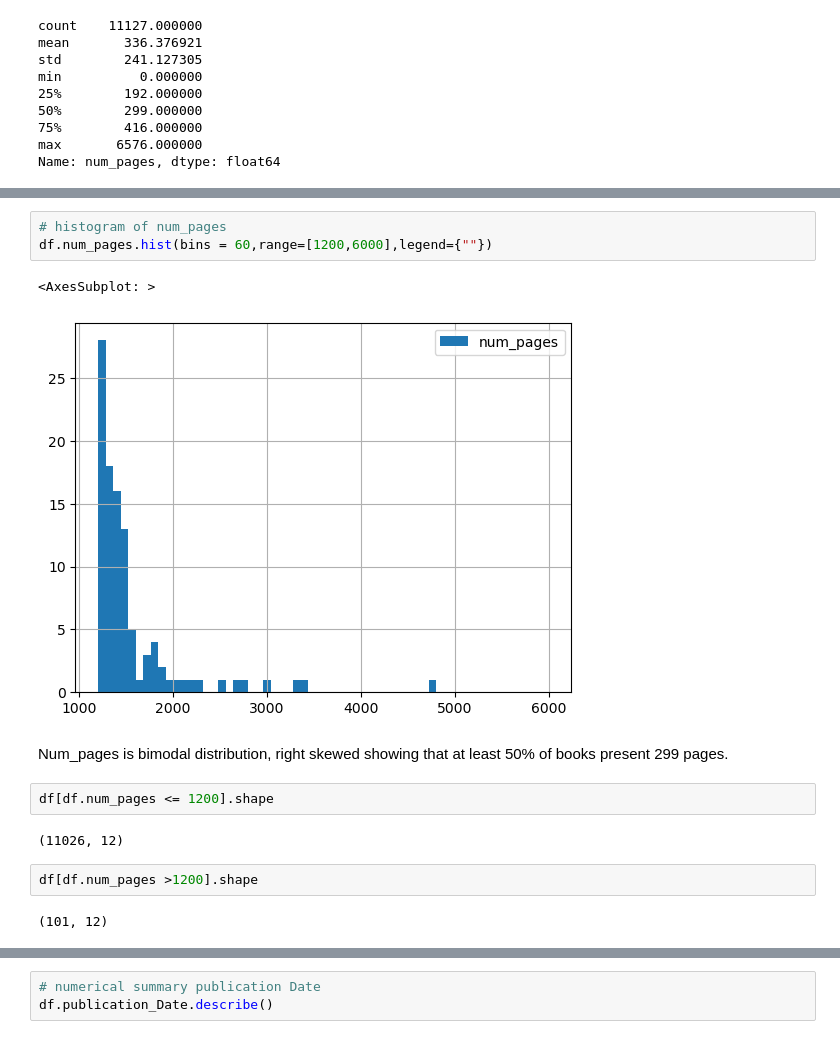
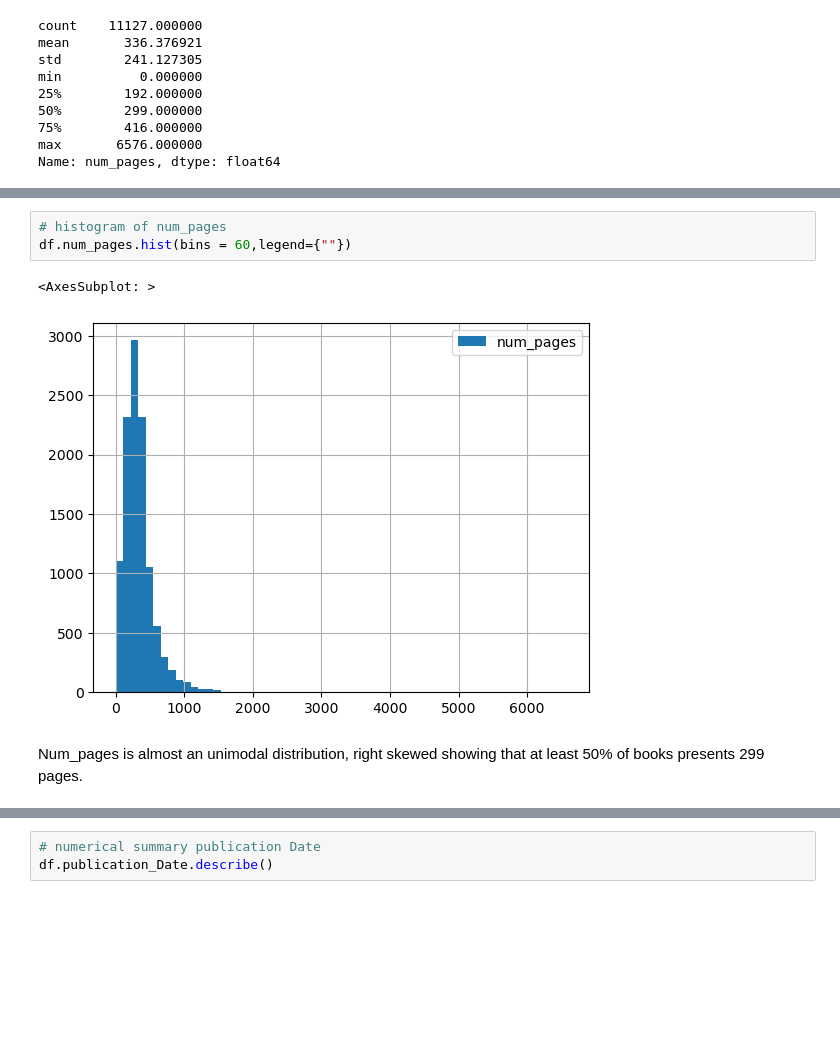
Before and after one commit to phenixMaster/books_rating_project_python_main, a Jupyter notebook: Python_labs_project.ipynb, the cells around one changed output, grey strips where cells are left out. Drawn from its saved outputs; the diff is of its cells as text; blank space fills up the shorter version.

```diff
--- a/Python_labs_project.ipynb
+++ b/Python_labs_project.ipynb
@@ -255,16 +258,8 @@ df.num_pages.hist(bins = 60,range=[0,1200],legend={""})
-# %%
-# histogram of num_pages
-df.num_pages.hist(bins = 60,range=[1200,6000],legend={""})
-# %% [output]
-<AxesSubplot: >
-[figure, removed]
+# %%
+# histogram of num_pages
+df.num_pages.hist(bins = 60,legend={""})
+# %% [output]
+<AxesSubplot: >
+[figure, added]
 # %% [markdown]
-Num_pages is bimodal distribution, right skewed showing that  at least 50% of books present 299 pages.
+Num_pages is almost an unimodal distribution, right skewed showing that  at least 50% of books presents 299 pages.
-# %%
-df[df.num_pages <= 1200].shape
-# %% [output]
-(11026, 12)
-# %%
-df[df.num_pages >1200].shape
-# %% [output]
-(101, 12)
```
Also changed, not shown: parts of 96 cells of this notebook, 1 other file.
